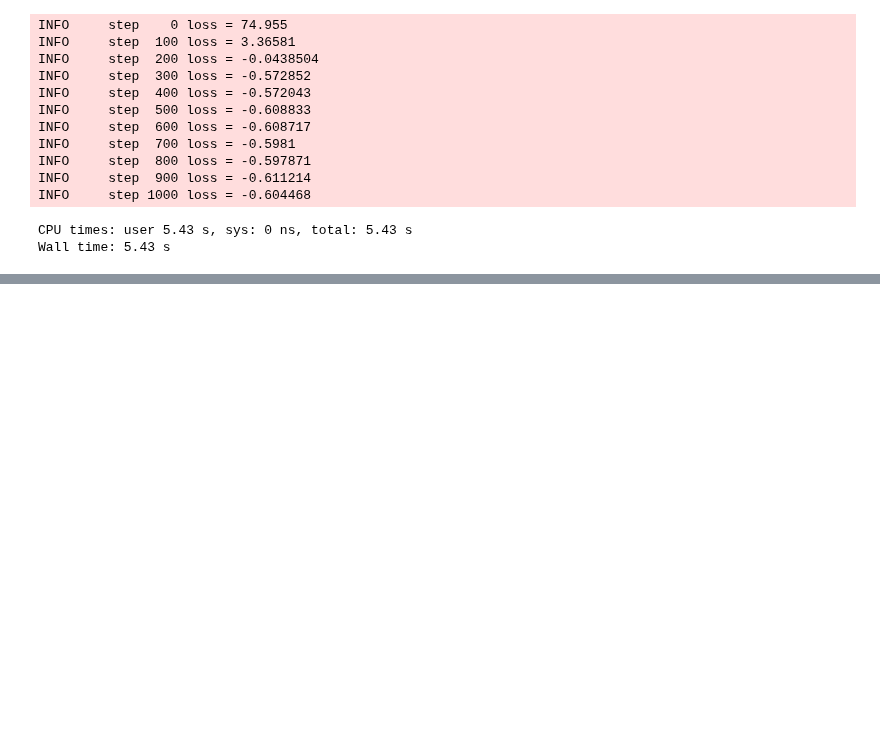
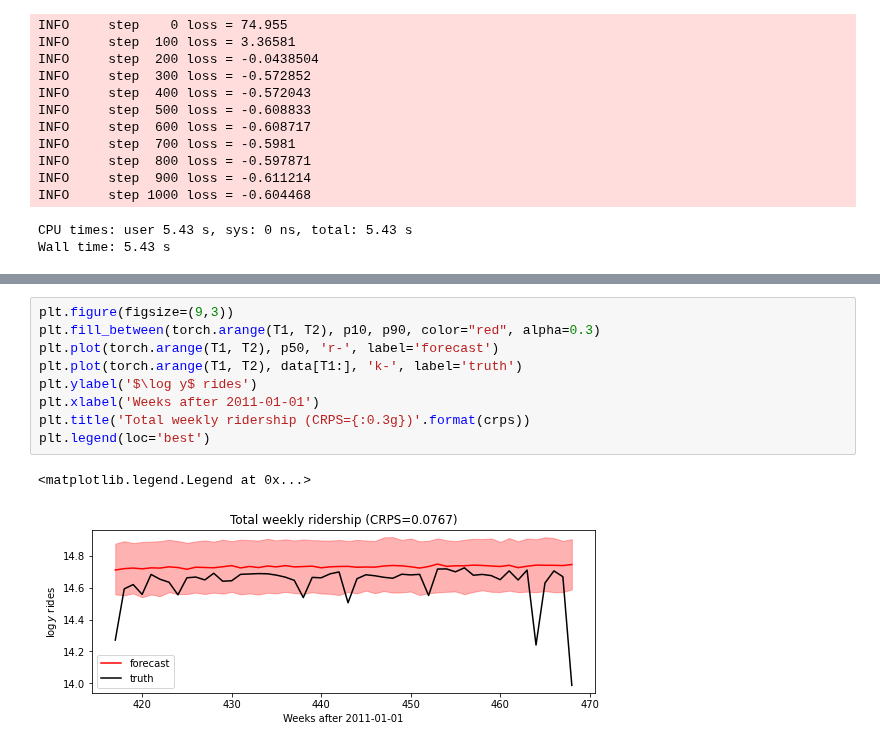
Before and after one commit to drclab/GP_VAE, a Jupyter notebook: drclab/TS/Forecasting_Univariaite.ipynb, the cells around one changed output, grey strips where cells are left out. Cells and saved outputs as stored; diff of their text form; blank space fills up the shorter version.

```diff
--- a/drclab/TS/Forecasting_Univariaite.ipynb
+++ b/drclab/TS/Forecasting_Univariaite.ipynb
@@ -106,0 +143,12 @@ Wall time: 5.43 s
+# %%
+plt.figure(figsize=(9,3))
+plt.fill_between(torch.arange(T1, T2), p10, p90, color="red", alpha=0.3)
+plt.plot(torch.arange(T1, T2), p50, 'r-', label='forecast')
+plt.plot(torch.arange(T1, T2), data[T1:], 'k-', label='truth')
+plt.ylabel('$\log y$ rides')
+plt.xlabel('Weeks after 2011-01-01')
+plt.title('Total weekly ridership (CRPS={:0.3g})'.format(crps))
+plt.legend(loc='best')
+# %% [output]
+<matplotlib.legend.Legend at 0x...>
+[figure, added]
```
Also changed, not shown: parts of 8 cells of this notebook.
